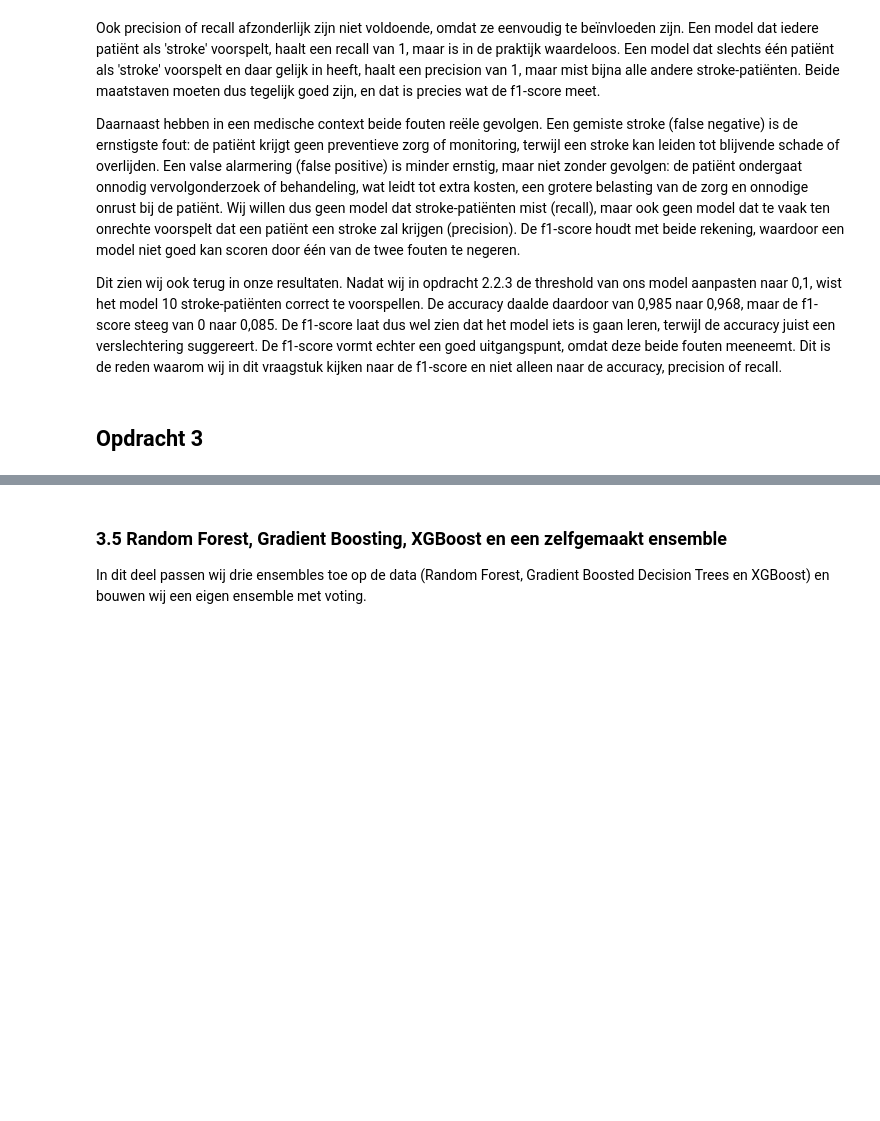
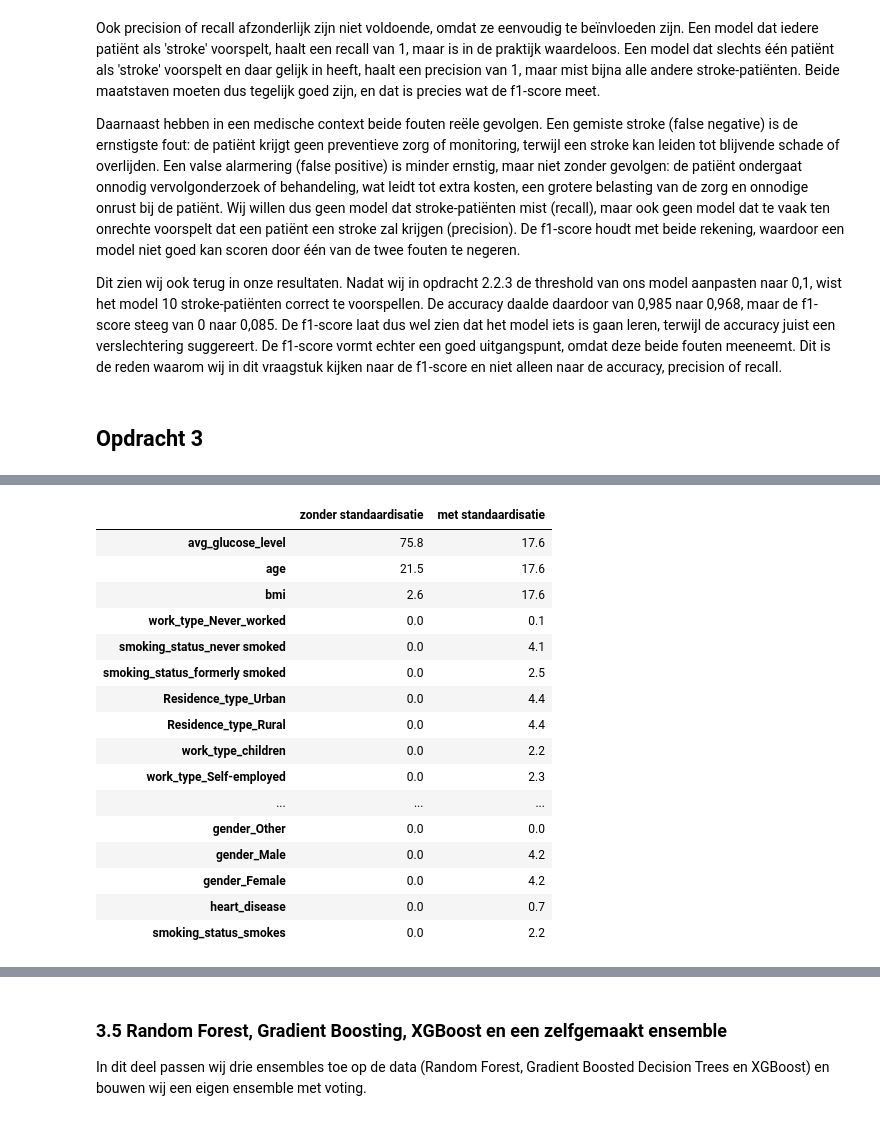
Before and after one commit to AlishaSR2k5/Machine-Learning-Portfolio-1, a Jupyter notebook: portfolio_opdracht_stroke.ipynb, the cells around one changed output, grey strips where cells are left out. Saved outputs shown, nothing was run; the diff lists cells and outputs as text; code cells hidden in the pictures; blank space fills up the shorter version.

Commit message:
opdarcht 3.1.1, 3.1.2
KNN en hoe knn werkt.
Het belang van standaardisatie voor KNN.

```diff
--- a/portfolio_opdracht_stroke.ipynb
+++ b/portfolio_opdracht_stroke.ipynb
@@ -776,0 +777,15 @@ Voor KNN en Logistic Regression gebruiken wij dezelfde patienten en dezelfde tra
+# %%
+# dezelfde patienten als in X_train en X_test (zelfde split als in 2.1),
+# maar zonder de standaardisatie uit 1.4.6
+X_train_ruw = df_model.loc[X_train.index].drop(columns=["stroke"])
+X_test_ruw = df_model.loc[X_test.index].drop(columns=["stroke"])
+
+
+def maak_schaler():
+    """Standaardiseert alleen de drie numerieke kolommen (1.4.6)."""
+    return ColumnTransformer(
+        [("std", StandardScaler(), kolommen_standaardiseren)],
+        remainder="passthrough", verbose_feature_names_out=False)
+
+
+print("X_train_ruw:", X_train_ruw.shape, "| X_test_ruw:", X_test_ruw.shape)
@@ -776,0 +861,30 @@ Voor KNN en Logistic Regression gebruiken wij dezelfde patienten en dezelfde tra
+# %%
+# zelfde trainingsdata maar nu met de numerieke kolommen gestandaardiseerd
+X_train_std = X_train_ruw.copy()
+X_train_std[kolommen_standaardiseren] = StandardScaler().fit_transform(
+    X_train_ruw[kolommen_standaardiseren])
+
+# aandeel (%) van iedere feature in de totale spreiding (variantie)
+aandeel = pd.DataFrame({
+    "zonder standaardisatie": X_train_ruw.var() / X_train_ruw.var().sum(),
+    "met standaardisatie": X_train_std.var() / X_train_std.var().sum(),
+}) * 100
+aandeel.round(1).sort_values("zonder standaardisatie", ascending=False)
+# %% [output]
+|  | zonder standaardisatie | met standaardisatie |
+| avg_glucose_level | 75.8 | 17.6 |
+| age | 21.5 | 17.6 |
+| bmi | 2.6 | 17.6 |
+| work_type_Never_worked | 0.0 | 0.1 |
+| smoking_status_never smoked | 0.0 | 4.1 |
+| smoking_status_formerly smoked | 0.0 | 2.5 |
+| Residence_type_Urban | 0.0 | 4.4 |
+| Residence_type_Rural | 0.0 | 4.4 |
+| work_type_children | 0.0 | 2.2 |
+| work_type_Self-employed | 0.0 | 2.3 |
+| ... | ... | ... |
+| gender_Other | 0.0 | 0.0 |
+| gender_Male | 0.0 | 4.2 |
+| gender_Female | 0.0 | 4.2 |
+| heart_disease | 0.0 | 0.7 |
+| smoking_status_smokes | 0.0 | 2.2 |
```
Also changed, not shown: parts of 9 cells of this notebook.
